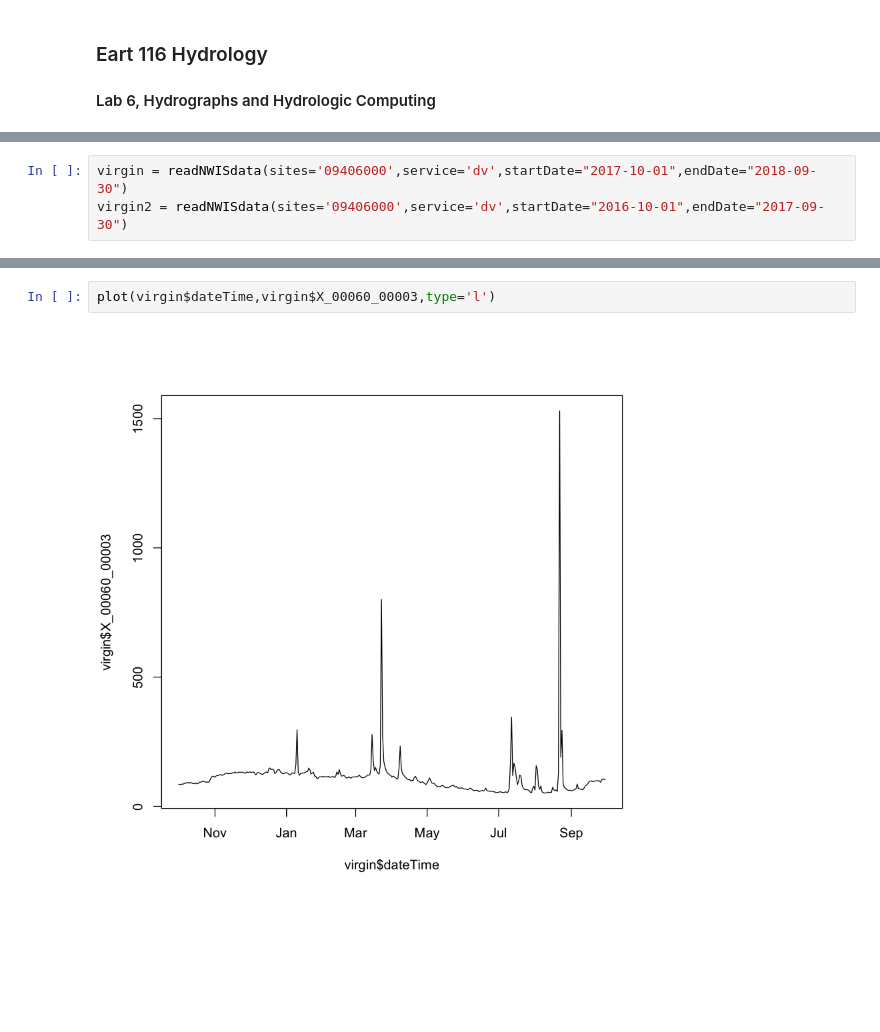
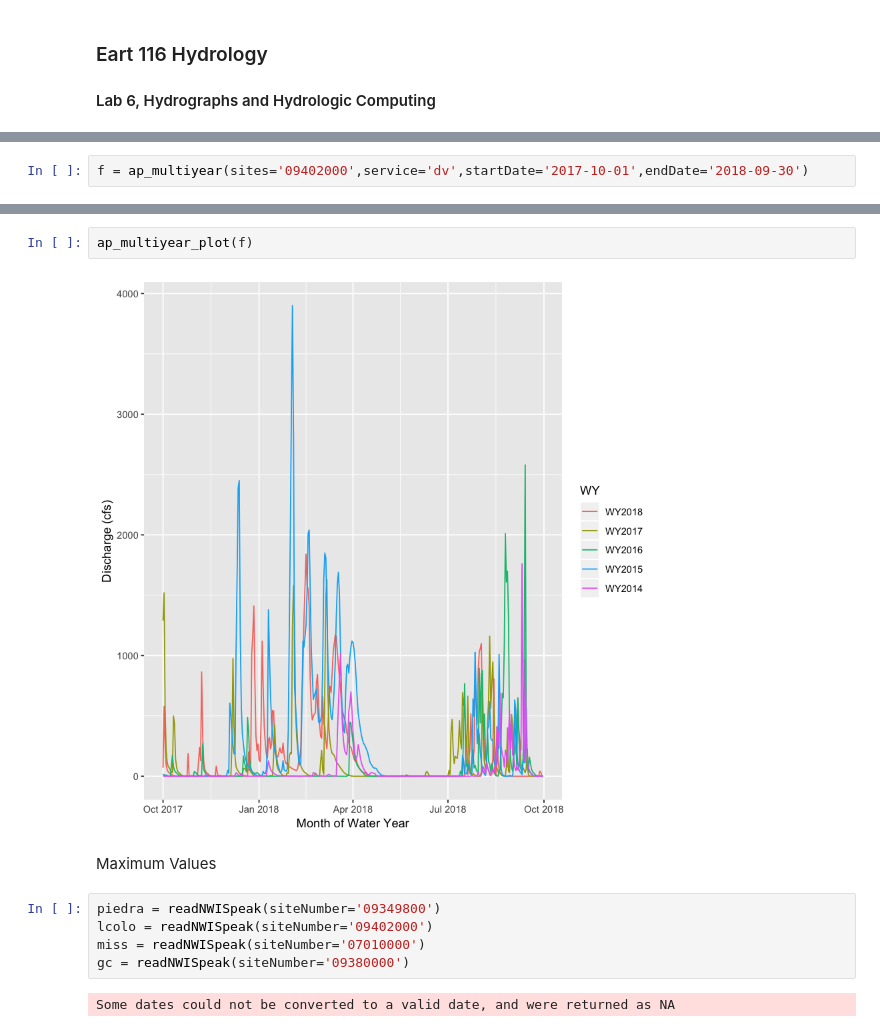
Before and after one commit to margaretzimmer/eart116, a Jupyter notebook: lab6.ipynb, the cells around one changed output, grey strips where cells are left out. Cells and saved outputs as stored; diff of their text form; blank space fills up the shorter version.

```diff
--- a/lab6.ipynb
+++ b/lab6.ipynb
@@ -31,3 +84,2 @@ legend(1, 1, legend=c("WY2018", "WY2017"),
 # %%
-virgin = readNWISdata(sites='09406000',service='dv',startDate="2017-10-01",endDate="2018-09-30")
-virgin2 = readNWISdata(sites='09406000',service='dv',startDate="2016-10-01",endDate="2017-09-30")
+f = ap_multiyear(sites='09402000',service='dv',startDate='2017-10-01',endDate='2018-09-30')
@@ -52,4 +90,13 @@ lines(virgin$dateTime,virgin2$X_00060_00003,type='l',col='red')
-# %%
-plot(virgin$dateTime,virgin$X_00060_00003,type='l')
-# %% [output]
-[figure, removed]
+# %%
+ap_multiyear_plot(f)
+# %% [output]
+[figure, added]
+# %% [markdown]
+Maximum Values
+# %%
+piedra = readNWISpeak(siteNumber='09349800')
+lcolo = readNWISpeak(siteNumber='09402000')
+miss = readNWISpeak(siteNumber='07010000')
+gc = readNWISpeak(siteNumber='09380000')
+# %% [output]
+Some dates could not be converted to a valid date, and were returned as NA
```
Also changed, not shown: parts of 24 cells of this notebook, 4 other files.
